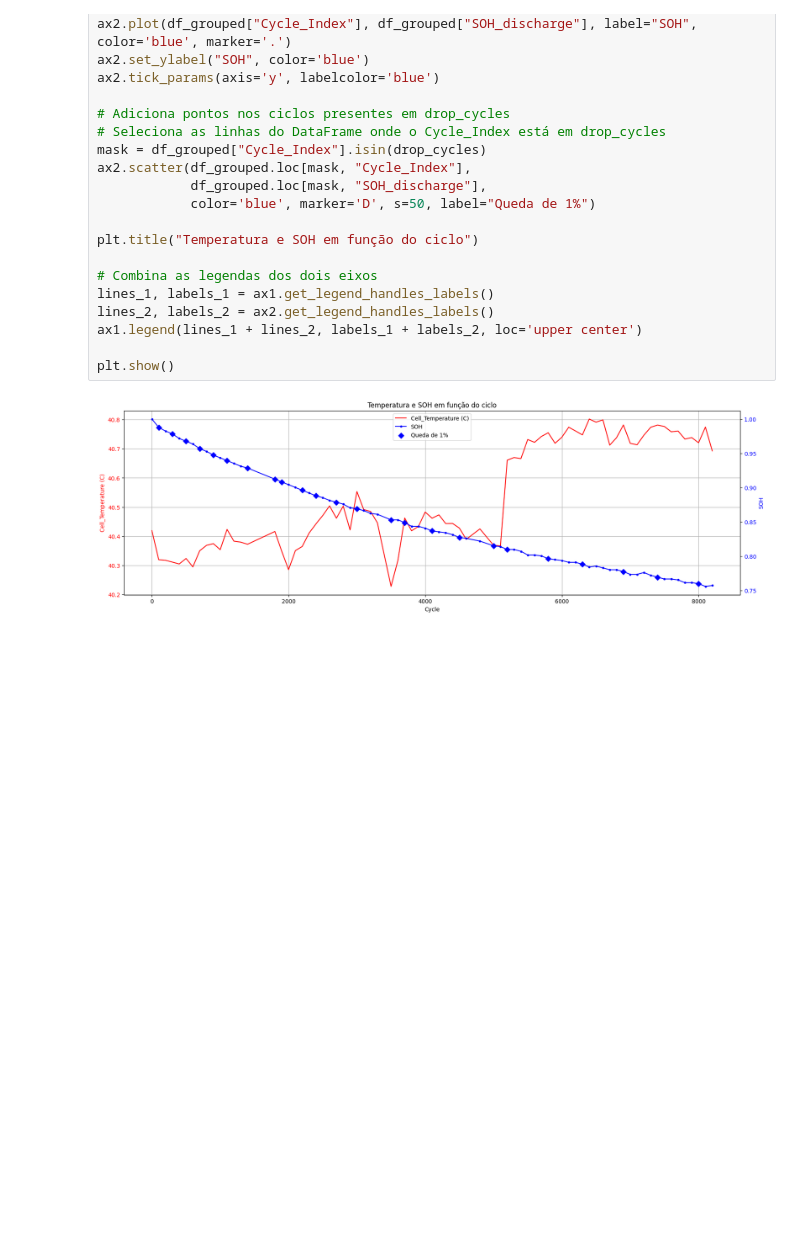
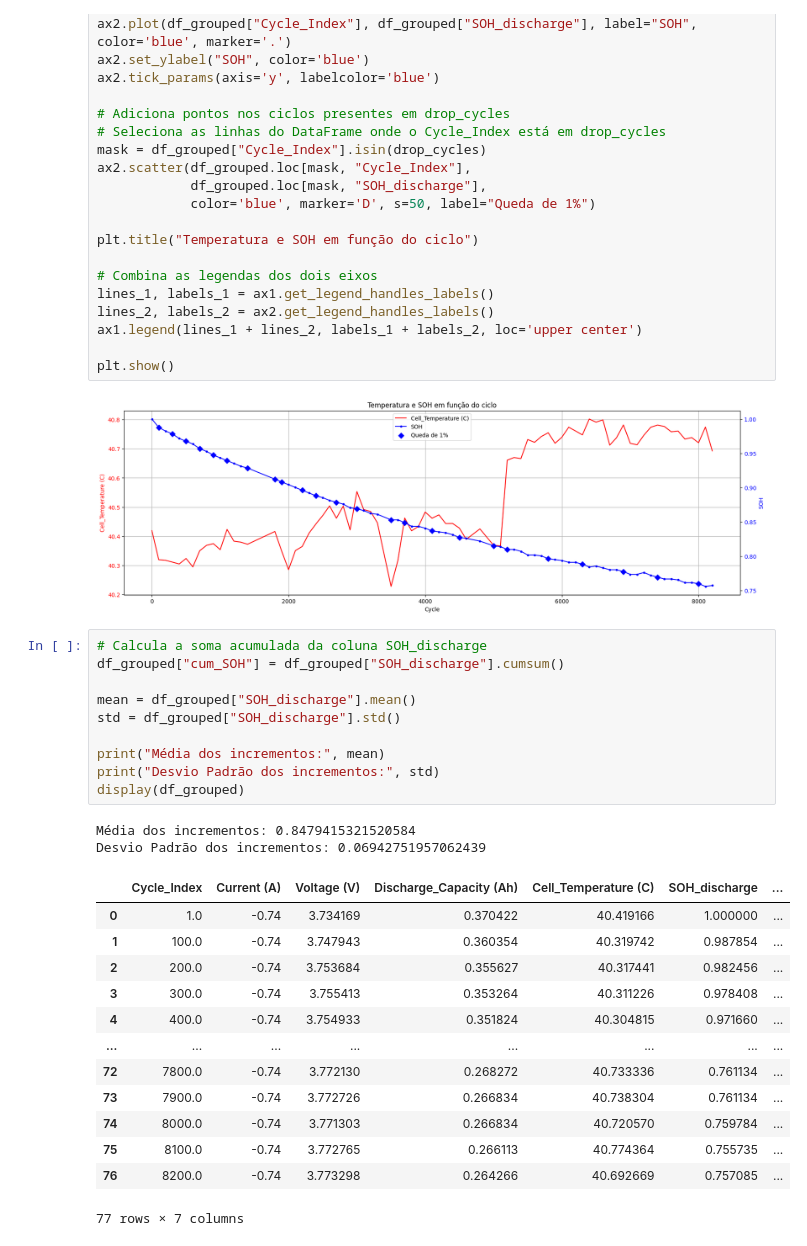
Before and after one commit to Davi-SB/Battery-Analysis, a Jupyter notebook: SOH_vs_Temperature.ipynb, the cells around one changed output. Saved outputs shown, nothing was run; the diff lists cells and outputs as text; blank space fills up the shorter version.

```diff
--- a/SOH_vs_Temperature.ipynb
+++ b/SOH_vs_Temperature.ipynb
@@ -230,4 +231,30 @@ ax1.legend(lines_1 + lines_2, labels_1 + labels_2, loc='upper center')
 plt.show()
 # %% [output]
 [figure]
+# %%
+# Calcula a soma acumulada da coluna SOH_discharge
+df_grouped["cum_SOH"] = df_grouped["SOH_discharge"].cumsum()
+
+mean = df_grouped["SOH_discharge"].mean()
+std = df_grouped["SOH_discharge"].std()
+
+print("Média dos incrementos:", mean)
+print("Desvio Padrão dos incrementos:", std)
+display(df_grouped)
+# %% [output]
+Média dos incrementos: 0.8479415321520584
+Desvio Padrão dos incrementos: 0.06942751957062439
+|  | Cycle_Index | Current (A) | Voltage (V) | Discharge_Capacity (Ah) | Cell_Temperature (C) | SOH_discharge | ... |
+| 0 | 1.0 | -0.74 | 3.734169 | 0.370422 | 40.419166 | 1.000000 | ... |
+| 1 | 100.0 | -0.74 | 3.747943 | 0.360354 | 40.319742 | 0.987854 | ... |
+| 2 | 200.0 | -0.74 | 3.753684 | 0.355627 | 40.317441 | 0.982456 | ... |
+| 3 | 300.0 | -0.74 | 3.755413 | 0.353264 | 40.311226 | 0.978408 | ... |
+| 4 | 400.0 | -0.74 | 3.754933 | 0.351824 | 40.304815 | 0.971660 | ... |
+| ... | ... | ... | ... | ... | ... | ... | ... |
+| 72 | 7800.0 | -0.74 | 3.772130 | 0.268272 | 40.733336 | 0.761134 | ... |
+| 73 | 7900.0 | -0.74 | 3.772726 | 0.266834 | 40.738304 | 0.761134 | ... |
+| 74 | 8000.0 | -0.74 | 3.771303 | 0.266834 | 40.720570 | 0.759784 | ... |
+| 75 | 8100.0 | -0.74 | 3.772765 | 0.266113 | 40.774364 | 0.755735 | ... |
+| 76 | 8200.0 | -0.74 | 3.773298 | 0.264266 | 40.692669 | 0.757085 | ... |
+77 rows × 7 columns
 # %%
```
Also changed, not shown: parts of 2 cells of this notebook.
